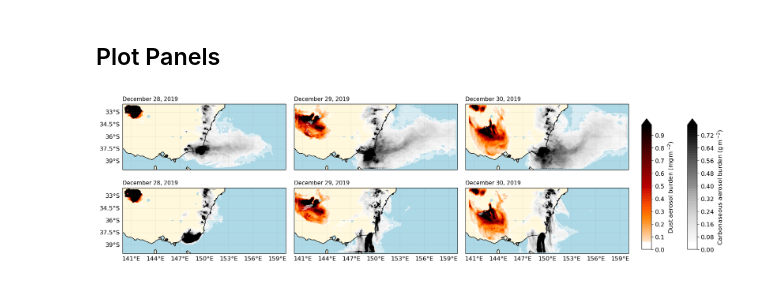
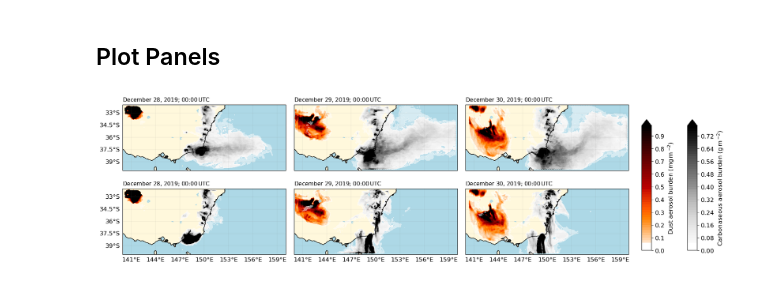
Before and after one commit to MuellerJason/hamlite-lam-fire-plots, a Jupyter notebook: fig_aus_map.ipynb, the cells around one changed output. Drawn from its saved outputs; the diff is of its cells as text; code cells hidden in the pictures.

Commit message:
Revised plots

```diff
--- a/fig_aus_map.ipynb
+++ b/fig_aus_map.ipynb
@@ -109,8 +109,9 @@ fig, axes = plt.subplots(
     figsize=(18, 6)
 )
 
-titles_top = ["December 28, 2019","December 29, 2019", "December 30, 2019"]
-titles_bottom = ["December 28, 2019","December 29, 2019", "December 30, 2019"]
+utc_string = f"; 00:00$\,$UTC"
+titles_top = ["December 28, 2019"+utc_string,"December 29, 2019" + utc_string, "December 30, 2019" + utc_string]
+titles_bottom = ["December 28, 2019" + utc_string,"December 29, 2019" + utc_string, "December 30, 2019" + utc_string]
 
 for i, t in enumerate(times):
     # Top row
@@ -148,31 +149,31 @@ for i, t in enumerate(times):
                        cmap=custom_cmap_ca, levels=levs_ca, extend="max")
 
     ax_bot.add_feature(cfeature.COASTLINE, linewidth=1)
     ax_bot.add_feature(cfeature.OCEAN, facecolor='lightblue')
     ax_bot.add_feature(cfeature.LAKES, facecolor='lightblue')
     #    ax_bot.add_feature(cfeature.RIVERS, facecolor='lightblue')
     ax_bot.add_feature(cfeature.LAND, facecolor='cornsilk')
     ax_bot.set_title(titles_bottom[i], loc="left", fontsize=11)
 
     # Gridlines and labels
     gl = ax_bot.gridlines(draw_labels=True, linewidth=0.2, color='gray', alpha=0.5)
     gl.top_labels = False
     gl.right_labels = False
     if i != 0:
         gl.left_labels = False
     gl.bottom_labels = True
 
 cbar_ax = fig.add_axes([0.92, 0.17, 0.015, 0.6])
 fig.colorbar(c1, cax=cbar_ax, orientation="vertical", label=f"Dust aerosol burden (mg$\,$m$\,^{{-2}}$)")
 
 cbar_ax2 = fig.add_axes([0.99, 0.17, 0.015, 0.6])
 fig.colorbar(c2, cax=cbar_ax2, orientation="vertical", label=f"Carbonaseous aerosol burden (g$\,$m$\,^{{-2}}$)")
 
 
 plt.subplots_adjust(
     hspace=-0,
     wspace=0.05,
     right=0.9
 )
 # %% [output]
-[figure, old version]
+[figure, new version]
```
Also changed, not shown: 1 other file.
